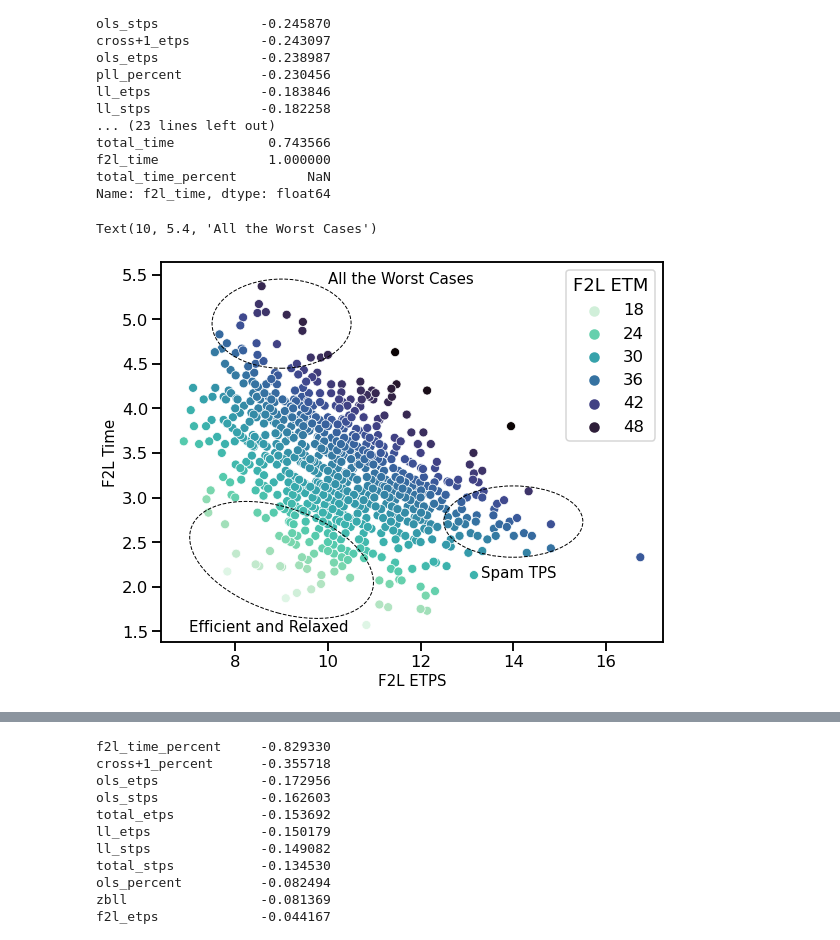
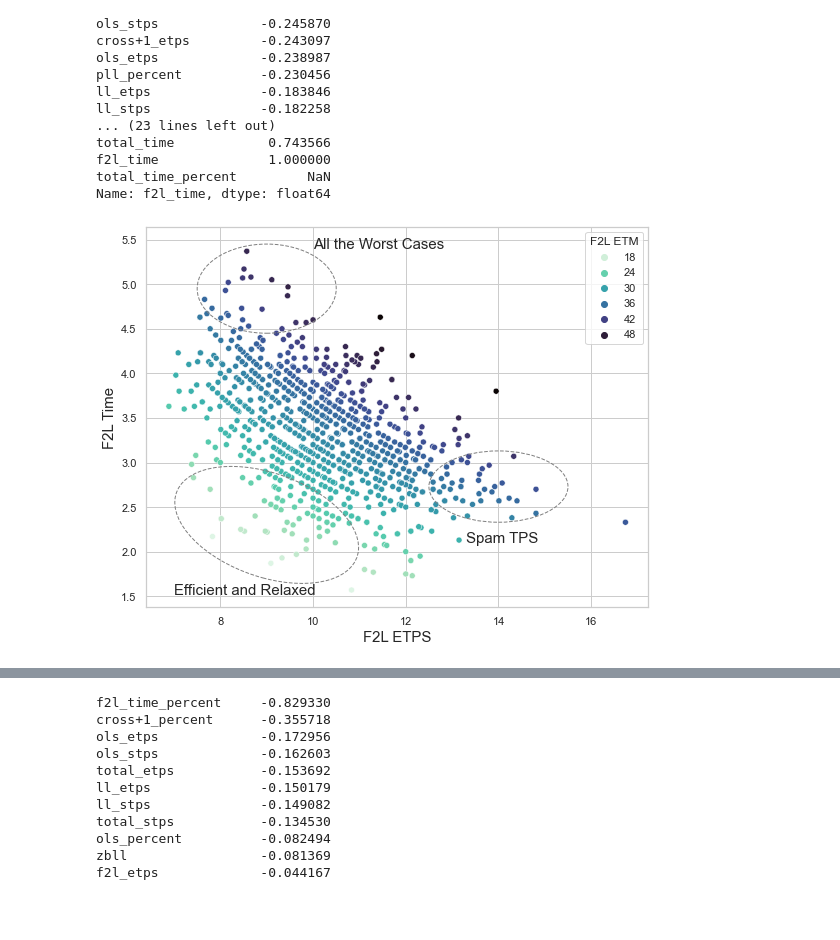
Before and after one commit to QuantumQream/SpeedCubeDB-WebScraper, a Jupyter notebook: EDA.ipynb, the cells around one changed output, grey strips where cells are left out. Cells and saved outputs as stored; diff of their text form; code cells hidden in the pictures; blank space fills up the shorter version.

Commit message:
Added a few more graphs and a 'whitegrid' seaborn style

```diff
--- a/EDA.ipynb
+++ b/EDA.ipynb
@@ -110,6 +110,8 @@ palette6=['#001219',
 STATS BASED ON PEOPLE
 # %%
 solves.drop(131,inplace=True)
+# %%
+sns.set_style("whitegrid")
 # %%
 plt.figure(figsize=(20,5))
 sns.set_context('notebook')
@@ -138,0 +141,8 @@ plt.show()
+# %%
+plt.figure(figsize=(18,6))
+sns.set_context('notebook')
+plt.xticks(rotation=90)
+ax=sns.boxplot(x='name',y='total_etm',data=solves,order=solves.groupby('name').mean()['total_etm'].sort_values(ascending=True).index,palette='viridis')
+ax.set_ylabel('Mean ETM',fontsize=15)
+ax.set_xlabel('')
+plt.show()
@@ -302,26 +315,28 @@ f2l_time              1.000000
 total_time_percent         NaN
 Name: f2l_time, dtype: float64
 # %%
+sns.set_style('whitegrid')
 plt.figure(figsize=(9,7))
 ax=sns.scatterplot(x='f2l_etps',y='f2l_time',data=solves,hue='f2l_etm',palette='mako_r')
 plt.xlabel('F2L ETPS',fontsize=15)
 plt.ylabel('F2L Time',fontsize=15)
 plt.legend(title='F2L ETM')
 
-ellipse1=Ellipse(xy=(9,2.3),width=4,height=1.2,angle=-8,fill=False,lw=1,ls='--')
-ellipse2=Ellipse(xy=(14,2.73),width=3,height=0.8,angle=0,fill=False,lw=1,ls='--')
-ellipse3=Ellipse(xy=(9,4.95),width=3,height=1,angle=0,fill=False,lw=1,ls='--')
+ellipse1=Ellipse(xy=(9,2.3),width=4,height=1.2,angle=-8,fill=False,lw=1,ls='--',color='gray')
+ellipse2=Ellipse(xy=(14,2.73),width=3,height=0.8,angle=0,fill=False,lw=1,ls='--',color='gray')
+ellipse3=Ellipse(xy=(9,4.95),width=3,height=1,angle=0,fill=False,lw=1,ls='--',color='gray')
 
 ax.add_patch(ellipse1)
 ax.add_patch(ellipse2)
 ax.add_patch(ellipse3)
 
-ax.annotate(text='Efficient and Relaxed',xy=(7,1.5),fontsize=15)
+ax.annotate(text='Efficient and Relaxed',xy=(7,1.52),fontsize=15)
 ax.annotate(text='Spam TPS',xy=(13.3,2.1),fontsize=15)
 ax.annotate(text='All the Worst Cases',xy=(10,5.4),fontsize=15)
+
+plt.show()
 # %% [output]
-Text(10, 5.4, 'All the Worst Cases')
-[figure, old version]
+[figure, new version]
 # %%
 sns.lmplot(x='ols_time',y='ll_time',data=solves,hue='zbll',palette='viridis',height=7.2,legend=False,markers='o')
 plt.xlabel('OLS  Time',fontsize=18)
```
Also changed, not shown: parts of 15 cells of this notebook.
